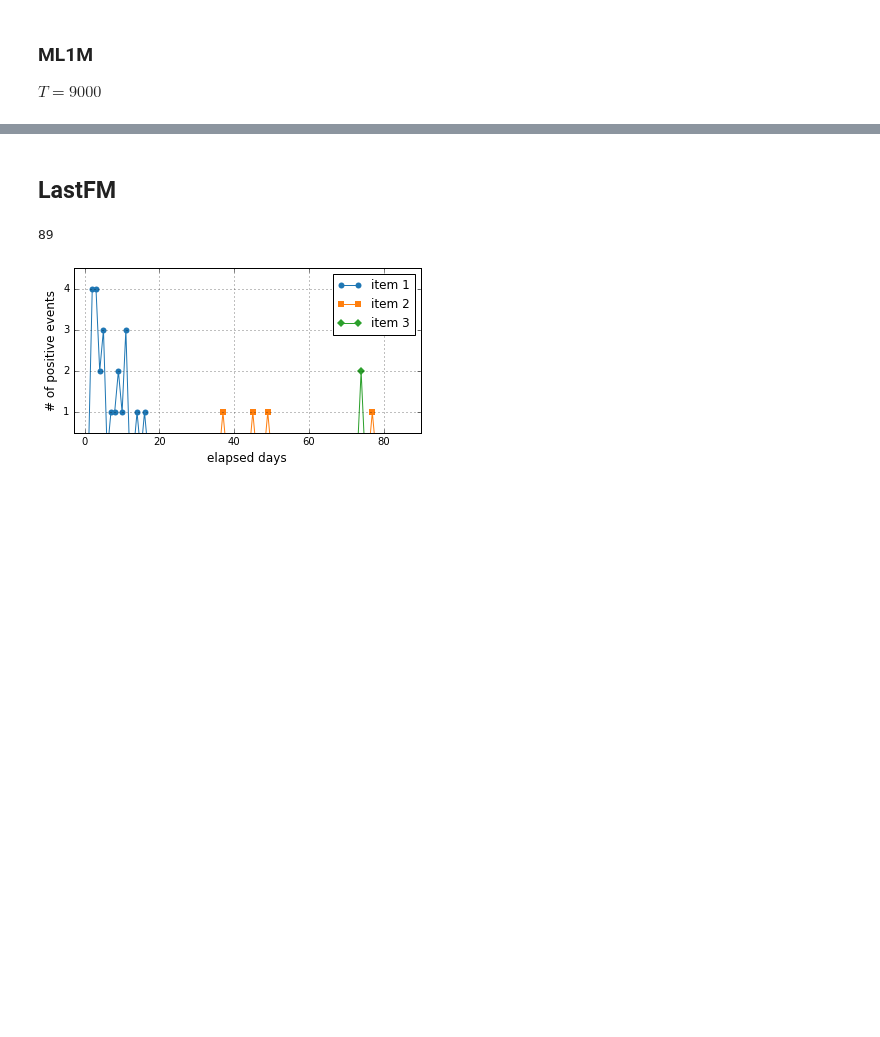
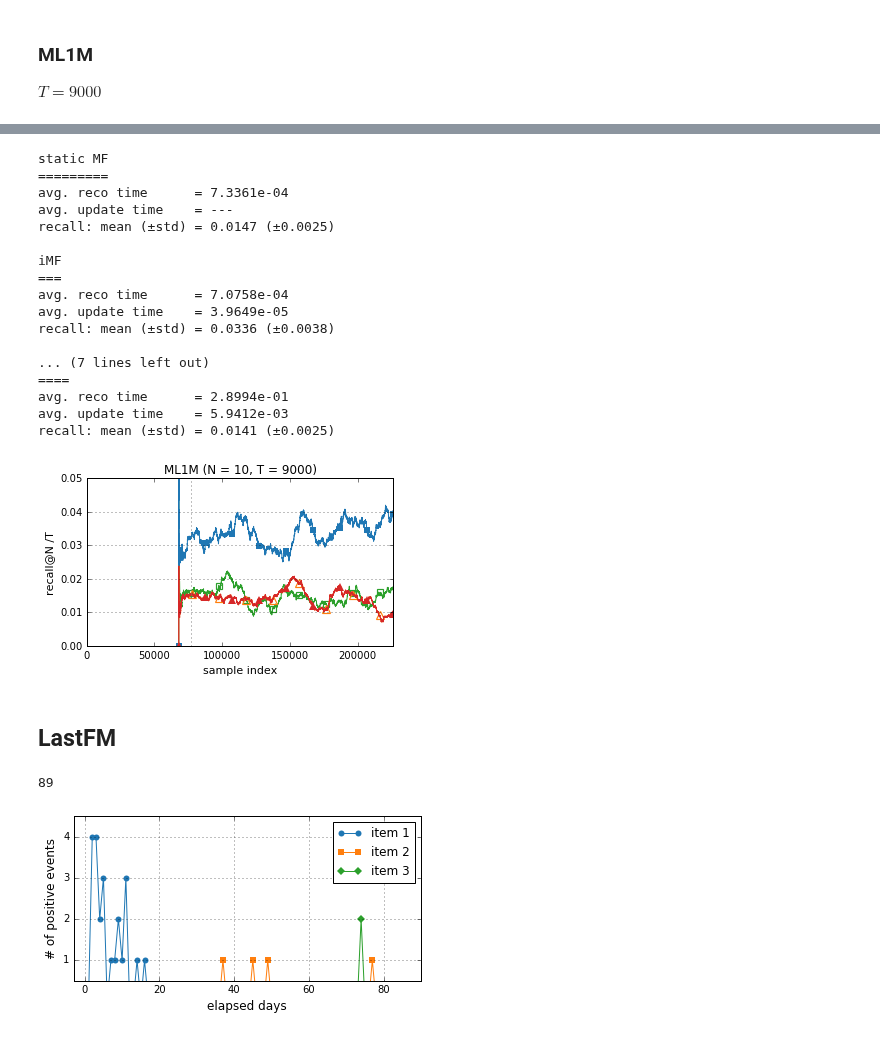
Before and after one commit to takuti/stream-recommender, a Jupyter notebook: paper-iFMs.ipynb, the cells around one changed output, grey strips where cells are left out. Cells and saved outputs as stored; diff of their text form; code cells hidden in the pictures; blank space fills up the shorter version.

```diff
--- a/paper-iFMs.ipynb
+++ b/paper-iFMs.ipynb
@@ -273,9 +271,9 @@ fig.savefig('../../paper/images/recprofile/ml-user-activity.eps')
 $T=9000$
 # %%
 ## k=40, reg_w0=2., reg_w=8., reg_V=16., lr=0.004, epoch=2
-# ML100k_staticFMs = read_result('results/recprofile', 'ML100k', 'static-FMs', '3000', 5)
+ML1M_staticFMs = read_result('results', 'ML1M', 'iFMs', '9000', 1)
 ML1M_iFMs = read_result('results', 'ML1M', 'iFMs', '9000', 1)
 
 ## k=40, reg=0.01, lr=0.003, epoch=10
-ML1M_staticMF = read_result('results/recprofile', 'ML1M', 'static-MF', '9000', 1)
-ML1M_iMF = read_result('results/recprofile', 'ML1M', 'iMF', '9000', 1)
+ML1M_staticMF = read_result('results/recprofile/ML1M', 'ML1M', 'static-MF', '9000', 1)
+ML1M_iMF = read_result('results/recprofile/ML1M', 'ML1M', 'iMF', '9000', 1)
@@ -453,3 +280,28 @@ recall: mean (±std) = 0.0340 (±0.0076)
+# %%
+plot('ML1M', exp_ML1M, ML1M_staticMF, ML1M_iMF, ML1M_staticFMs, ML1M_iFMs, N=10, T=9000)
+plt.yticks([0.00, 0.01, 0.02, 0.03, 0.04, 0.05])
+plt.ylim([0.0, 0.05])
+
+show_results(ML1M_staticMF, ML1M_iMF, ML1M_staticFMs, ML1M_iFMs)
+# %% [output]
+static MF
+=========
+avg. reco time      = 7.3361e-04
+avg. update time    = ---
+recall: mean (±std) = 0.0147 (±0.0025)
+
+iMF
+===
+avg. reco time      = 7.0758e-04
+avg. update time    = 3.9649e-05
+recall: mean (±std) = 0.0336 (±0.0038)
+
+... (7 lines left out)
+====
+avg. reco time      = 2.8994e-01
+avg. update time    = 5.9412e-03
+recall: mean (±std) = 0.0141 (±0.0025)
+[figure, added]
 # %% [markdown]
 ## LastFM
 # %%
```
Also changed, not shown: parts of 20 cells of this notebook.
